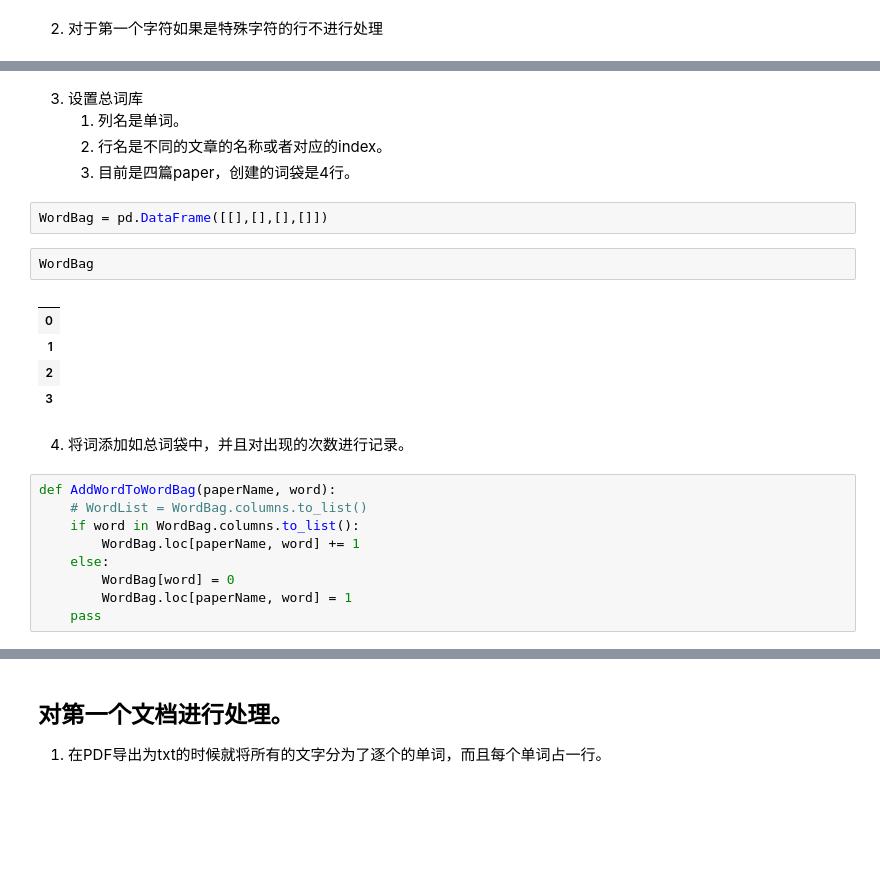
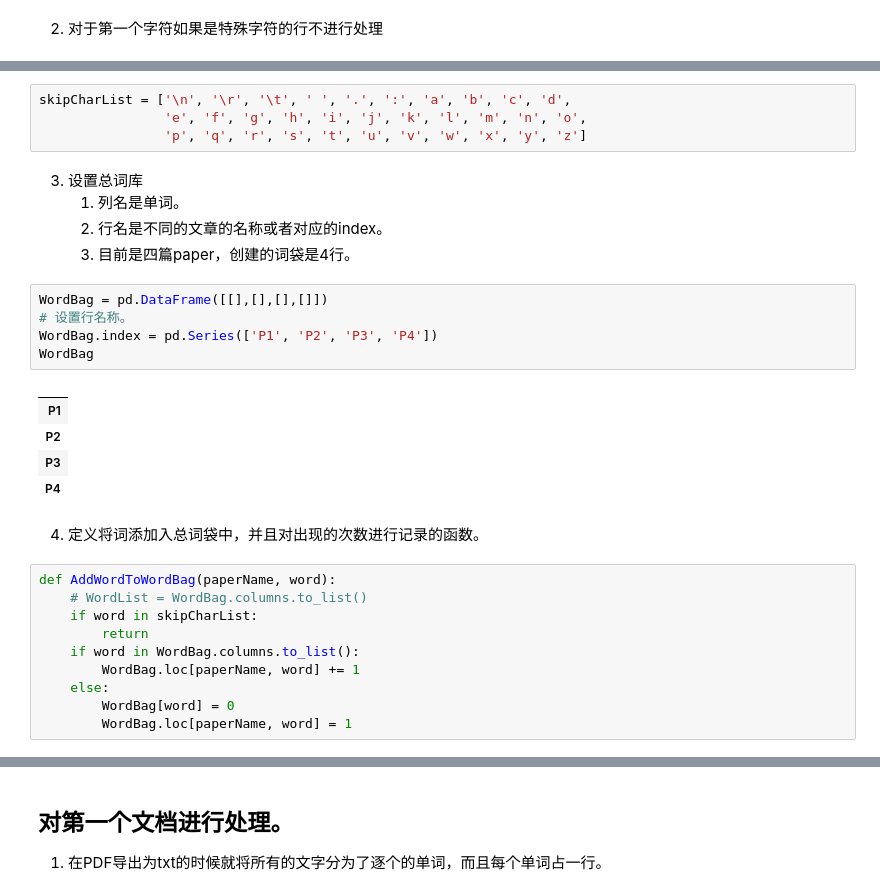
Before and after one commit to youareeverysingleday/MachineLearningAssignments, a Jupyter notebook: codes/5RecommondationSystem/1SimpleTFIDFExample.ipynb, the cells around one changed output, grey strips where cells are left out. Saved outputs shown, nothing was run; the diff lists cells and outputs as text; blank space fills up the shorter version.

```diff
--- a/codes/5RecommondationSystem/1SimpleTFIDFExample.ipynb
+++ b/codes/5RecommondationSystem/1SimpleTFIDFExample.ipynb
@@ -128,29 +143,35 @@ skipCharList = ['\n', '\r', '\t', ' ', '.', ':']
+# %%
+skipCharList = ['\n', '\r', '\t', ' ', '.', ':', 'a', 'b', 'c', 'd',
+                'e', 'f', 'g', 'h', 'i', 'j', 'k', 'l', 'm', 'n', 'o',
+                'p', 'q', 'r', 's', 't', 'u', 'v', 'w', 'x', 'y', 'z']
 # %% [markdown]
 3. 设置总词库
    1. 列名是单词。
    2. 行名是不同的文章的名称或者对应的index。
    3. 目前是四篇paper，创建的词袋是4行。
-# %%
-WordBag = pd.DataFrame([[],[],[],[]])
-# %%
-WordBag
-# %% [output]
-|  |
-| 0 |
-| 1 |
-| 2 |
-| 3 |
-# %% [markdown]
-4. 将词添加如总词袋中，并且对出现的次数进行记录。
+# %%
+WordBag = pd.DataFrame([[],[],[],[]])
+# 设置行名称。
+WordBag.index = pd.Series(['P1', 'P2', 'P3', 'P4'])
+WordBag
+# %% [output]
+|  |
+| P1 |
+| P2 |
+| P3 |
+| P4 |
+# %% [markdown]
+4. 定义将词添加入总词袋中，并且对出现的次数进行记录的函数。
 # %%
 def AddWordToWordBag(paperName, word):
     # WordList = WordBag.columns.to_list()
+    if word in skipCharList:
+        return
     if word in WordBag.columns.to_list():
         WordBag.loc[paperName, word] += 1
     else:
         WordBag[word] = 0
         WordBag.loc[paperName, word] = 1
-    pass
 # %%
 # 测试函数
 
```
Also changed, not shown: parts of 30 cells of this notebook, 6 other files.
